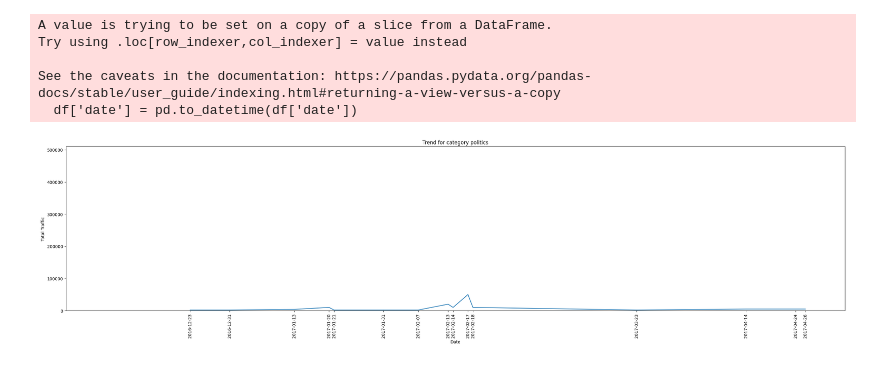
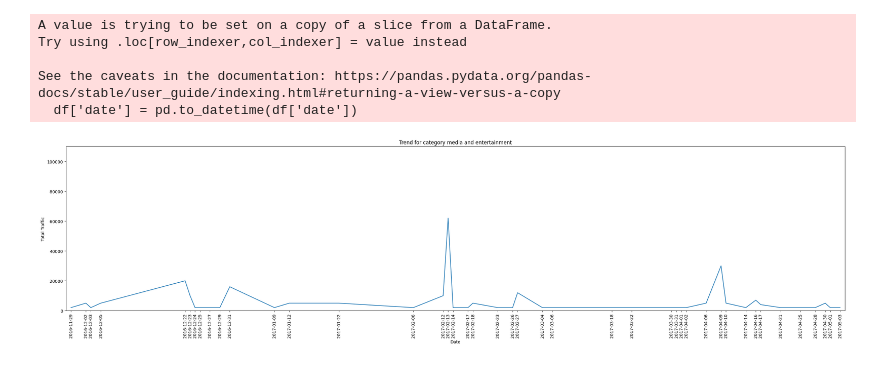
Before and after one commit to MohamedAlkurdi/Trends_prediction_model, a Jupyter notebook: Classification/classification_output_vis.ipynb, the cells around one changed output. Saved outputs shown, nothing was run; the diff lists cells and outputs as text; code cells hidden in the pictures.

Commit message:
initial classification is done

```diff
--- a/Classification/classification_output_vis.ipynb
+++ b/Classification/classification_output_vis.ipynb
@@ -7,11 +7,22 @@ def clean_traffic(value):
     value = value.replace(",", "").replace("+", "").strip()
     return int(value)
 
-# data = pd.read_csv('./classified_data/USA_classification_output.csv')
-# data = pd.read_csv('./classified_data/Canada_classification_output.csv')
-# data = pd.read_csv('./classified_data/Nigeria_classification_output.csv')
-data = pd.read_csv('./classified_data/regions/west_asia/classified_data/Malaysia_classification_output.csv')
+# data = pd.read_csv('./classified_data/regions/west_asia/classified_data/Malaysia_classification_output.csv')
 # data = pd.read_csv('./classified_data/regions/west_asia/classified_data/Philippines_classification_output.csv')
+# data = pd.read_csv('./classified_data/regions/west_asia/classified_data/Singapore_classification_output.csv')
+
+# data = pd.read_csv('./classified_data/regions/africa/classified_data/Kenya_classification_output.csv')
+data = pd.read_csv('./classified_data/regions/africa/classified_data/Nigeria_classification_output.csv')
+# data = pd.read_csv('./classified_data/regions/africa/classified_data/SouthAfrica_classification_output.csv')
+
+# data = pd.read_csv('./classified_data/regions/north_america_australia/classified_data/Australia_classification_output.csv')
+# data = pd.read_csv('./classified_data/regions/north_america_australia/classified_data/Canada_classification_output.csv')
+# data = pd.read_csv('./classified_data/regions/north_america_australia/classified_data/USA_classification_output.csv')
+
+# data = pd.read_csv('./classified_data/regions/europe/classified_data/Denmark_classification_output.csv')
+# data = pd.read_csv('./classified_data/regions/europe/classified_data/UK_classification_output.csv')
+# data = pd.read_csv('./classified_data/regions/europe/classified_data/Finland_classification_output.csv')
+
 
 df = data[['date','predicted_label','traffic']]
 df['traffic_numeric'] = df['traffic'].apply(clean_traffic)
@@ -71,30 +60,30 @@ df
 # %%
 df['date'] = pd.to_datetime(df['date'])
 maxTraffic = df['traffic_numeric'].max()
 
 category_time_distribution = df.groupby(['date', 'predicted_label'])['traffic_numeric'].sum().reset_index(name='total_traffic')
-specific_category = "politics"
+specific_category = "media and entertainment"
 specific_category_data = category_time_distribution[category_time_distribution['predicted_label'] == specific_category]
 
 plt.figure(figsize=(33, 7))
 sns.lineplot(data=specific_category_data, x='date', y='total_traffic')
 plt.title(f"Trend for category {specific_category}")
 plt.xlabel("Date")
 plt.ylabel("Total Traffic")
 plt.xticks(specific_category_data['date'], rotation=90)
 
 plt.ylim(0, maxTraffic+10000)
 
 start_date = pd.to_datetime('2016-11-28')
 end_date = pd.to_datetime('2017-05-04')
 
 plt.xlim(start_date, end_date)
 
 plt.show()
 # %% [output]
 A value is trying to be set on a copy of a slice from a DataFrame.
 Try using .loc[row_indexer,col_indexer] = value instead
 
 See the caveats in the documentation: https://pandas.pydata.org/pandas-docs/stable/user_guide/indexing.html#returning-a-view-versus-a-copy
   df['date'] = pd.to_datetime(df['date'])
-[figure, old version]
+[figure, new version]
```
Also changed, not shown: parts of 5 cells of this notebook, 7 other files.
